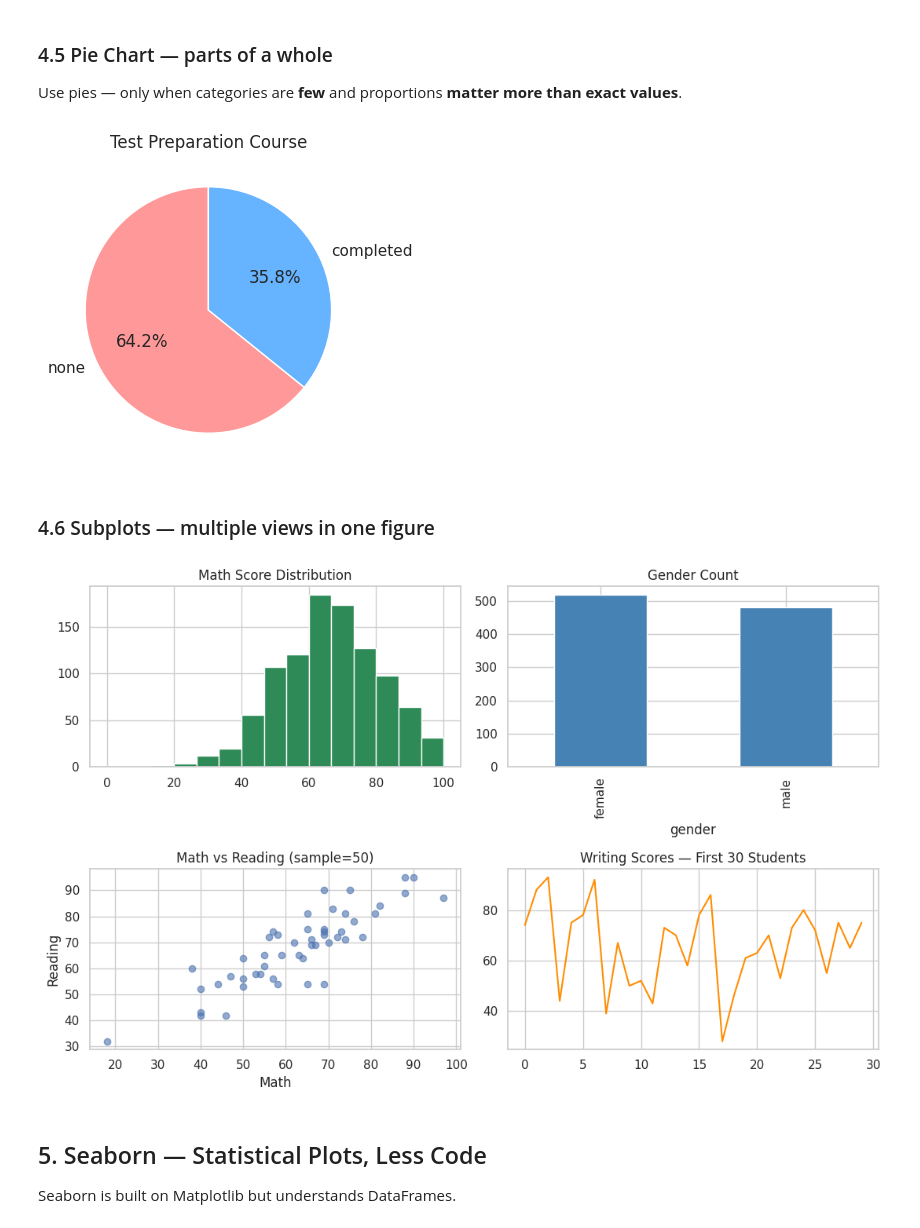
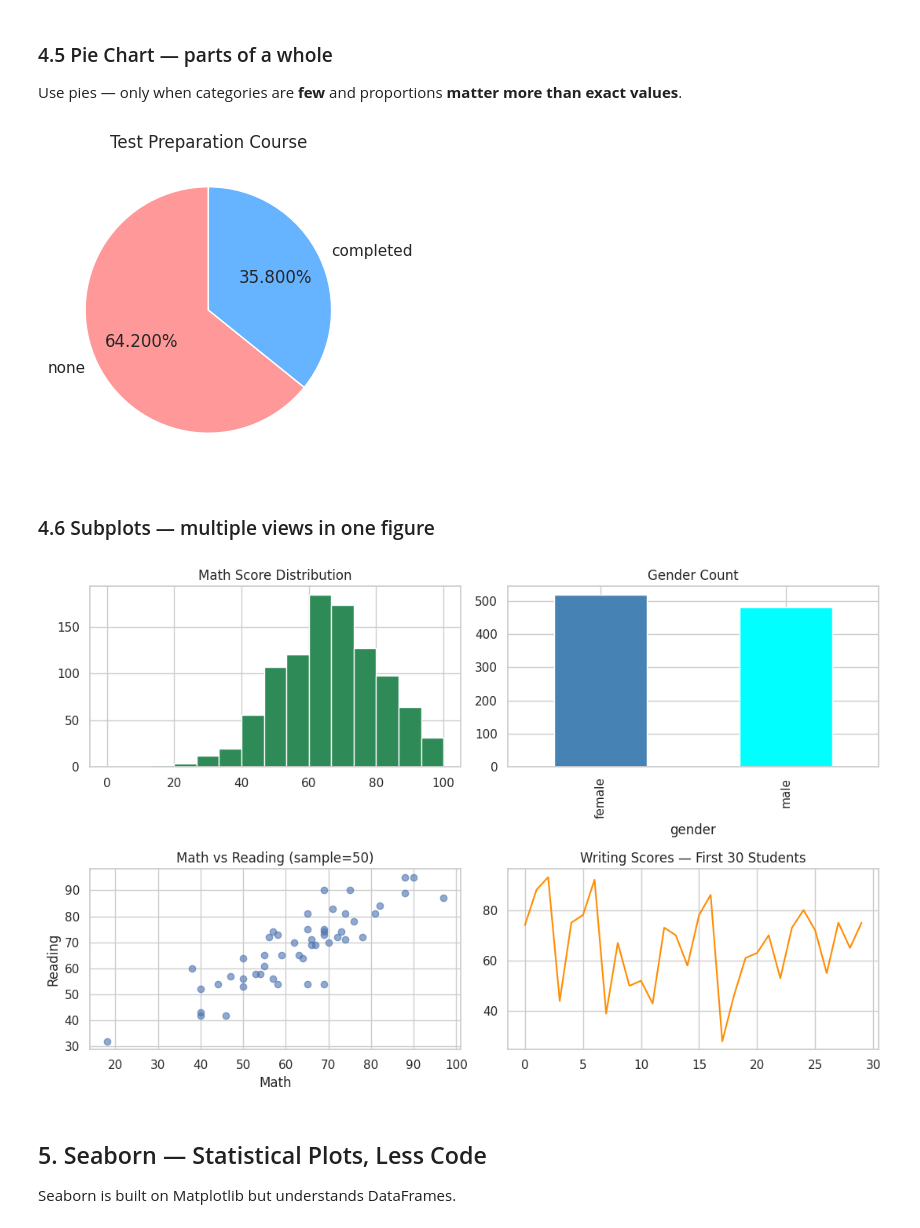
Before and after one commit to TasnimJahan/REclsTsnm_Practice_Asgnmnt, a Jupyter notebook: 5_Matplotlib_and_Seaborn_for_Data_Science_Batch_3.ipynb, the cells around one changed output. Drawn from its saved outputs; the diff is of its cells as text; code cells hidden in the pictures.

```diff
--- a/5_Matplotlib_and_Seaborn_for_Data_Science_Batch_3.ipynb
+++ b/5_Matplotlib_and_Seaborn_for_Data_Science_Batch_3.ipynb
@@ -31,6 +31,6 @@ Drive already mounted at /content/drive; to attempt to forcibly remount, call dr
 # %%
-students = pd.read_csv('/content/drive/MyDrive/datasets/StudentsPerformance.csv')
-gym      = pd.read_csv('/content/drive/MyDrive/datasets/gym_membership.csv')
+students = pd.read_csv('/content/drive/MyDrive/Datasets/SkillMorph/StudentsPerformance.csv')
+gym      = pd.read_csv('/content/drive/MyDrive/Datasets/SkillMorph/gym_membership.csv')
 
 print(students.shape, gym.shape)
 # %% [output]
@@ -156,35 +183,35 @@ Use pies — only when categories are **few** and proportions **matter more than
 prep = students['test preparation course'].value_counts()
 
 fig, ax = plt.subplots()
-ax.pie(prep.values, labels=prep.index, autopct='%1.1f%%',
+ax.pie(prep.values, labels=prep.index, autopct='%1.3f%%',
        colors=['#ff9999', '#66b3ff'], startangle=90)
 ax.set_title('Test Preparation Course')
 plt.show()
 # %% [output]
-[figure, old version]
+[figure, new version]
 # %% [markdown]
 ### 4.6 Subplots — multiple views in one figure
 # %%
-fig, axes = plt.subplots(2, 2, figsize=(11, 7))
+fig, axes = plt.subplots(2, 2, figsize=(11, 7))     #  2,2 mane 2 row 2 col, ek page  e 4 ta pic nibo, 0x0, 0x1, 1x0,1x1
 
 axes[0, 0].hist(students['math score'], bins=15, color='seagreen')
 axes[0, 0].set_title('Math Score Distribution')
 
-students['gender'].value_counts().plot(kind='bar', ax=axes[0, 1], color='steelblue')
+students['gender'].value_counts().plot(kind='bar', ax=axes[0, 1], color=['steelblue','cyan'])
 axes[0, 1].set_title('Gender Count')
 
 axes[1, 0].scatter(students['math score'].head(50),
                    students['reading score'].head(50), alpha=0.6)
 axes[1, 0].set(title='Math vs Reading (sample=50)',
                xlabel='Math', ylabel='Reading')
 
 axes[1, 1].plot(students['writing score'].head(30), color='darkorange')
 axes[1, 1].set_title('Writing Scores — First 30 Students')
 
-plt.tight_layout()
+plt.tight_layout()   #JENO PIC OVERLAP NA HU
 plt.show()
 # %% [output]
-[figure, old version]
+[figure, new version]
 # %% [markdown]
 ## 5. Seaborn — Statistical Plots, Less Code
 
```
Also changed, not shown: parts of 14 cells of this notebook.
